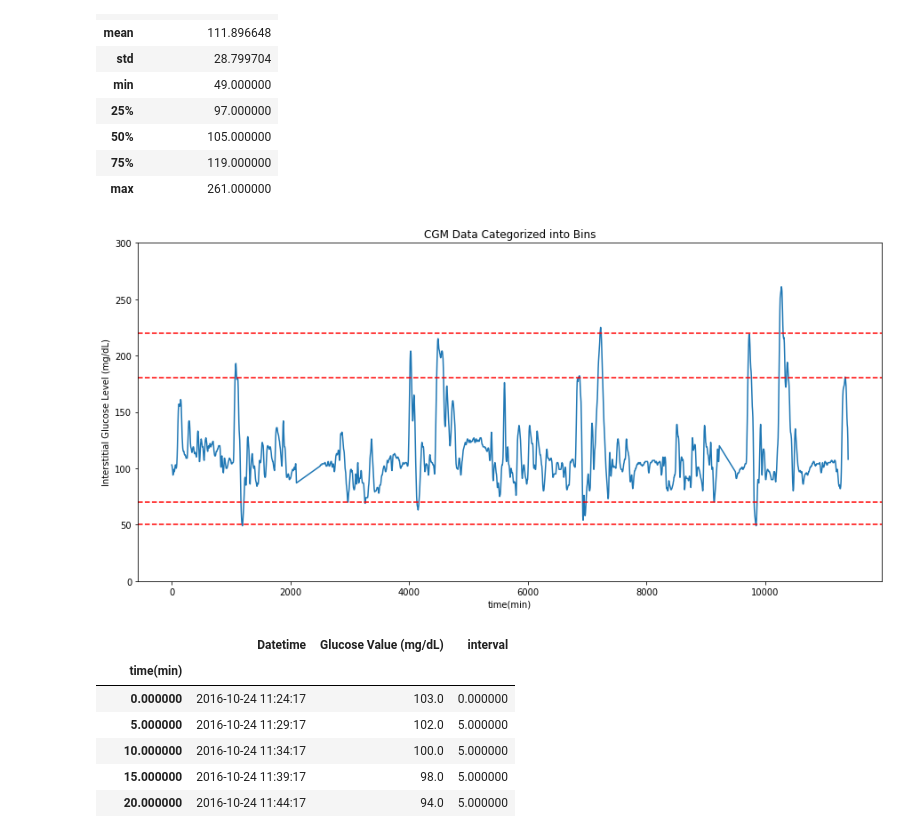
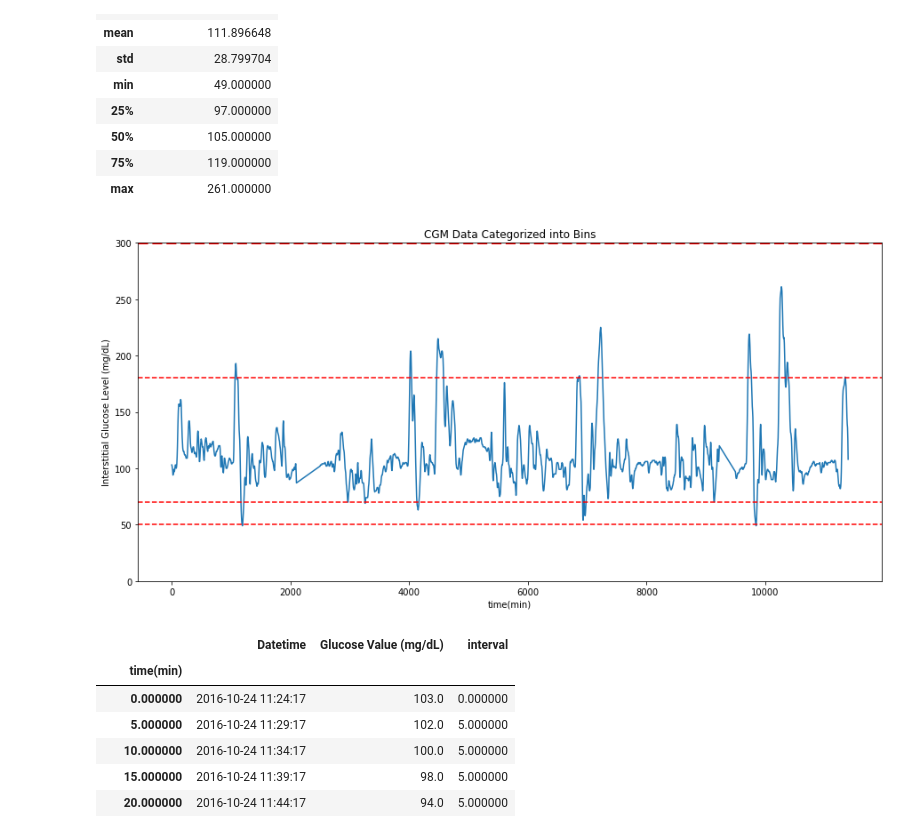
Before and after one commit to lilianagamezm/CGM-Visualization-and-Metrics, a Jupyter notebook: Notebook/CGM_TimeSeries.ipynb, the cells around one changed output. Cells and saved outputs as stored; diff of their text form; code cells hidden in the pictures.

```diff
--- a/Notebook/CGM_TimeSeries.ipynb
+++ b/Notebook/CGM_TimeSeries.ipynb
@@ -53,16 +54,16 @@ df_CGM.set_index("time(min)",inplace=True)
 # %%
 #Time Serie Plot
 fig,ax=plt.subplots(figsize=(15,7))
 df_CGM["Glucose Value (mg/dL)"].plot()
 ax.set_ylabel("Interstitial Glucose Level (mg/dL)")
 ax.set_ylim(0,300)
 plt.axhline(y=50,color="r",linestyle="--")
 plt.axhline(y=70,color="r",linestyle="--")
 plt.axhline(y=180,color="r",linestyle="--")
-plt.axhline(y=220,color="r",linestyle="--")
+plt.axhline(y=300,color="r",linestyle="--",linewidth=3)
 plt.title("CGM Data Categorized into Bins");
 # %% [output]
-[figure, old version]
+[figure, new version]
 # %%
 #df_CGM.reset_index(inplace=True)
 # %%
```
Also changed, not shown: parts of 4 cells of this notebook.
